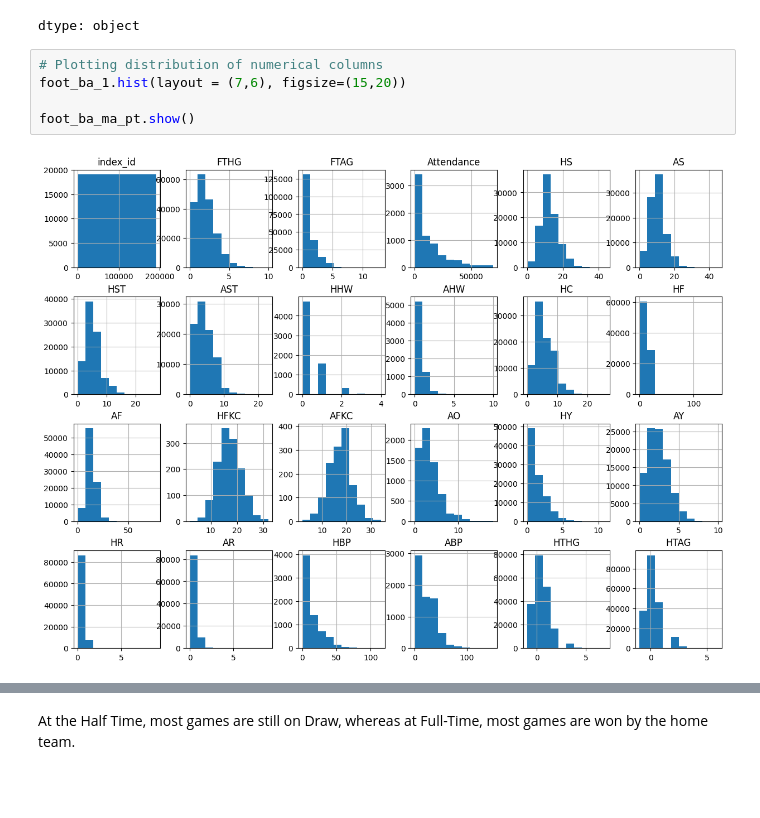
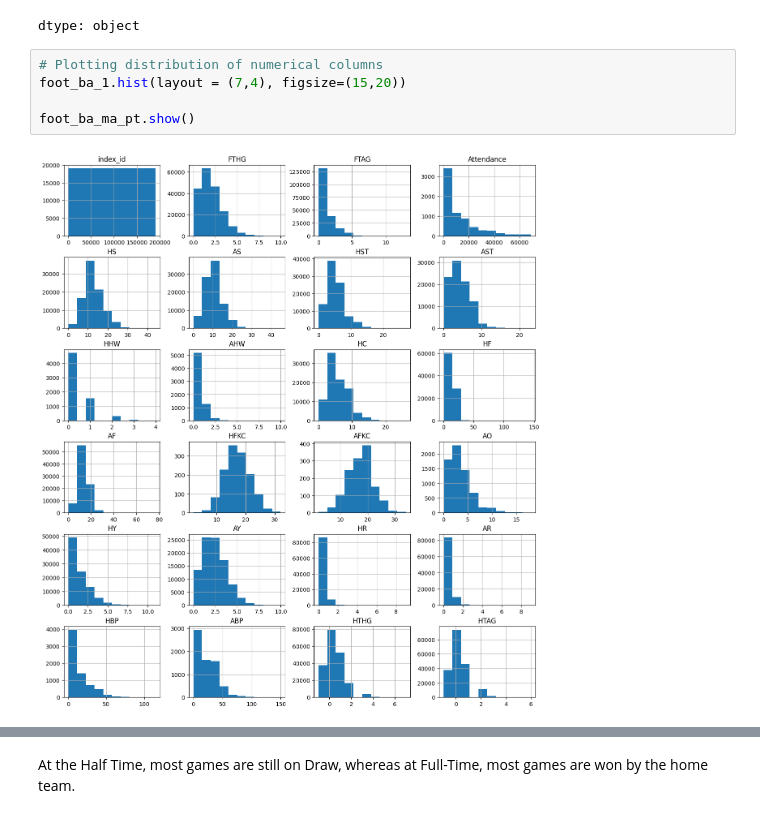
Before and after one commit to Charan-077/21083133_project_football, a Jupyter notebook: Project_football_prediction.ipynb, the cells around one changed output, grey strips where cells are left out. Cells and saved outputs as stored; diff of their text form; blank space fills up the shorter version.

```diff
--- a/Project_football_prediction.ipynb
+++ b/Project_football_prediction.ipynb
@@ -134,9 +145,9 @@ foot_ba_1.dtypes
 dtype: object
 # %%
 # Plotting distribution of numerical columns
-foot_ba_1.hist(layout = (7,6), figsize=(15,20))
+foot_ba_1.hist(layout = (7,4), figsize=(15,20))
 
 foot_ba_ma_pt.show()
 # %% [output]
-[figure, old version]
+[figure, new version]
 # %%
```
Also changed, not shown: parts of 73 cells of this notebook.
